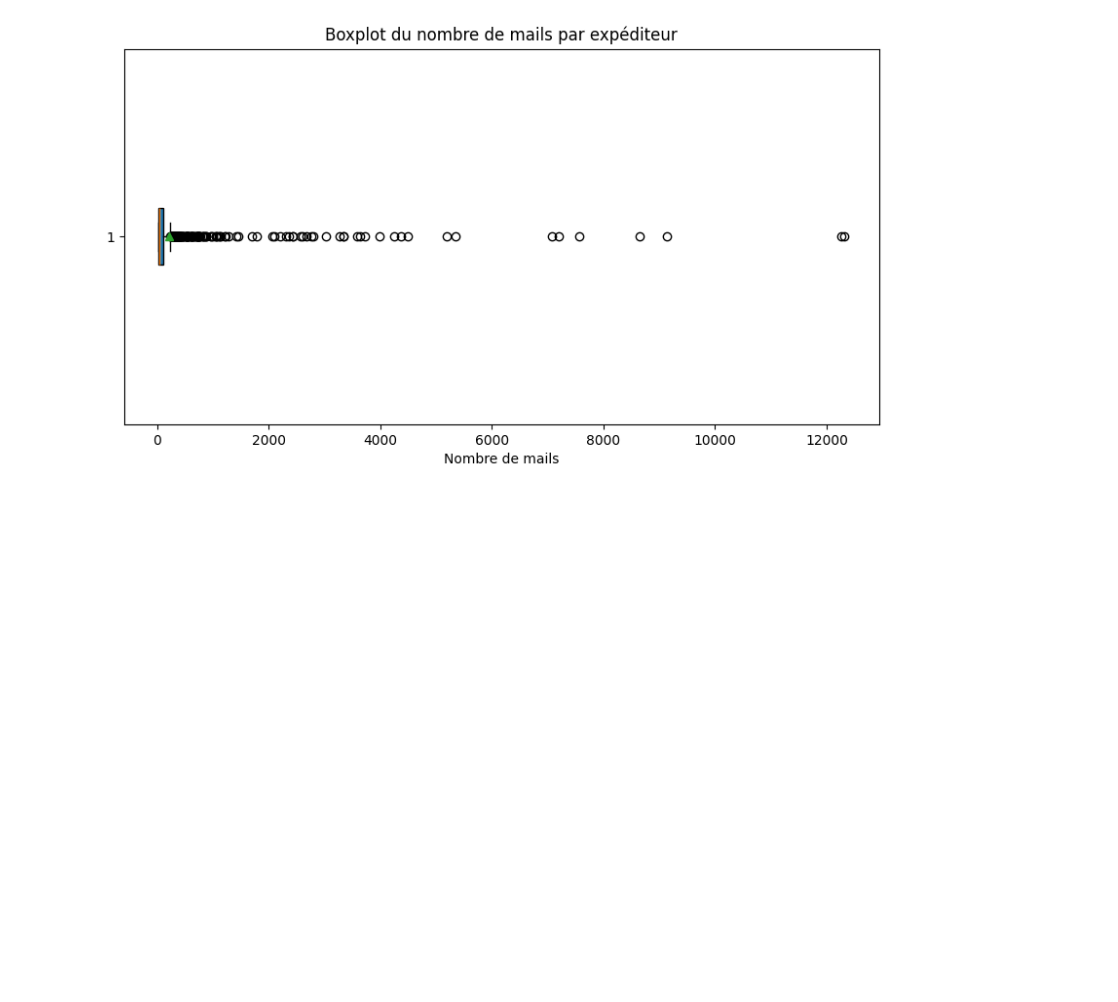
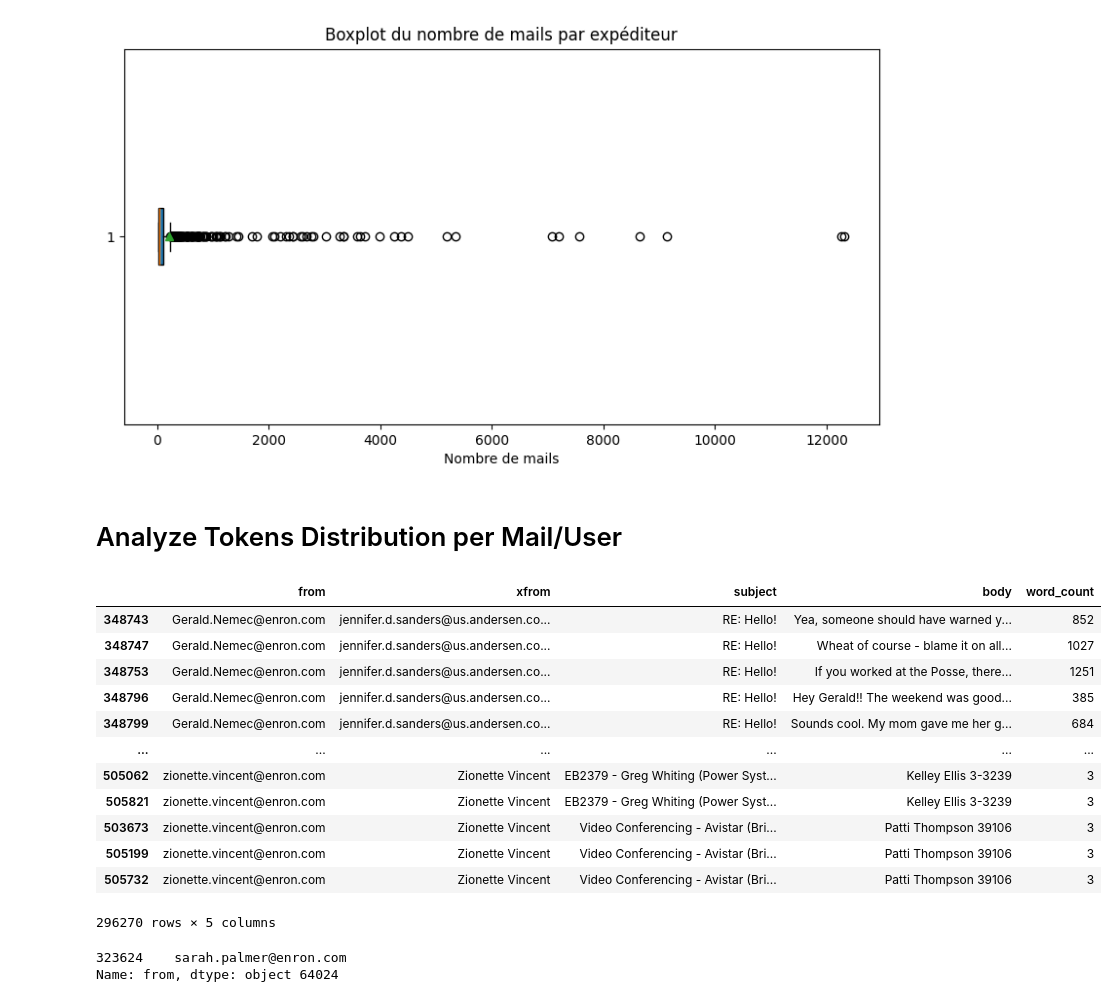
Before and after one commit to ilyesdjerfaf/Legal-Email-Styling, a Jupyter notebook: notebooks/EDA.ipynb, the cells around one changed output. Cells and saved outputs as stored; diff of their text form; code cells hidden in the pictures; blank space fills up the shorter version.

```diff
--- a/notebooks/EDA.ipynb
+++ b/notebooks/EDA.ipynb
@@ -199,3 +226,5 @@ plt.show()
 # %%
 # save X
 X.to_csv('enron.csv', index=False)
+# %% [markdown]
+# Analyze Tokens Distribution per Mail/User
@@ -201,0 +233,23 @@ X.to_csv('enron.csv', index=False)
+# %%
+X
+# %% [output]
+|  | from | xfrom | subject | body | word_count |
+| 348743 | Gerald.Nemec@enron.com | jennifer.d.sanders@us.andersen.co... | RE: Hello! | Yea, someone should have warned y... | 852 |
+| 348747 | Gerald.Nemec@enron.com | jennifer.d.sanders@us.andersen.co... | RE: Hello! | Wheat of course - blame it on all... | 1027 |
+| 348753 | Gerald.Nemec@enron.com | jennifer.d.sanders@us.andersen.co... | RE: Hello! | If you worked at the Posse, there... | 1251 |
+| 348796 | Gerald.Nemec@enron.com | jennifer.d.sanders@us.andersen.co... | RE: Hello! | Hey Gerald!! The weekend was good... | 385 |
+| 348799 | Gerald.Nemec@enron.com | jennifer.d.sanders@us.andersen.co... | RE: Hello! | Sounds cool. My mom gave me her g... | 684 |
+| ... | ... | ... | ... | ... | ... |
+| 505062 | zionette.vincent@enron.com | Zionette Vincent | EB2379 - Greg Whiting (Power Syst... | Kelley Ellis 3-3239 | 3 |
+| 505821 | zionette.vincent@enron.com | Zionette Vincent | EB2379 - Greg Whiting (Power Syst... | Kelley Ellis 3-3239 | 3 |
+| 503673 | zionette.vincent@enron.com | Zionette Vincent | Video Conferencing - Avistar (Bri... | Patti Thompson 39106 | 3 |
+| 505199 | zionette.vincent@enron.com | Zionette Vincent | Video Conferencing - Avistar (Bri... | Patti Thompson 39106 | 3 |
+| 505732 | zionette.vincent@enron.com | Zionette Vincent | Video Conferencing - Avistar (Bri... | Patti Thompson 39106 | 3 |
+296270 rows × 5 columns
+# %%
+max_tokens = X['word_count'].max()
+user_with_max_tokens = X[X['word_count'] == max_tokens]['from']
+print(user_with_max_tokens, max_tokens)
+# %% [output]
+323624    sarah.palmer@enron.com
+Name: from, dtype: object 64024
```
Also changed, not shown: parts of 14 cells of this notebook.
